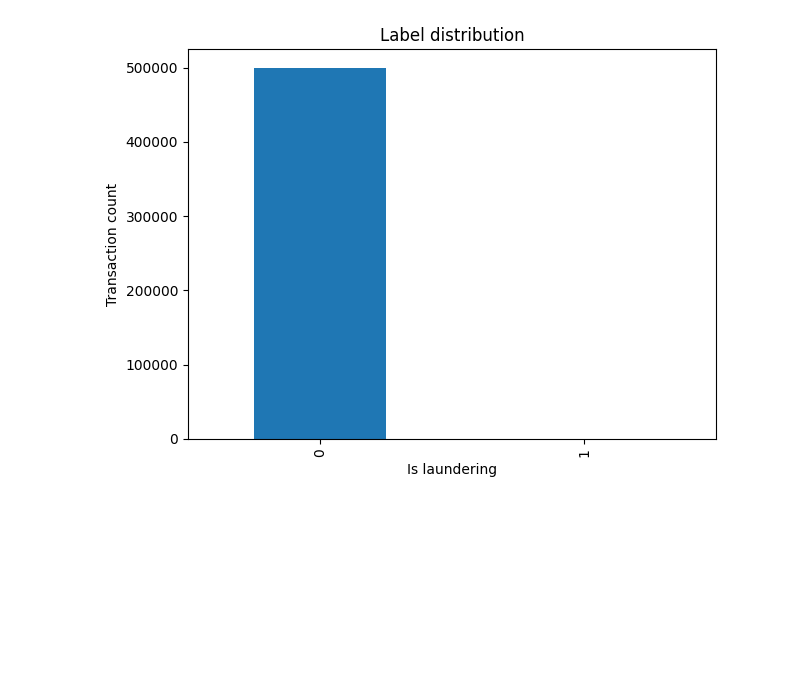
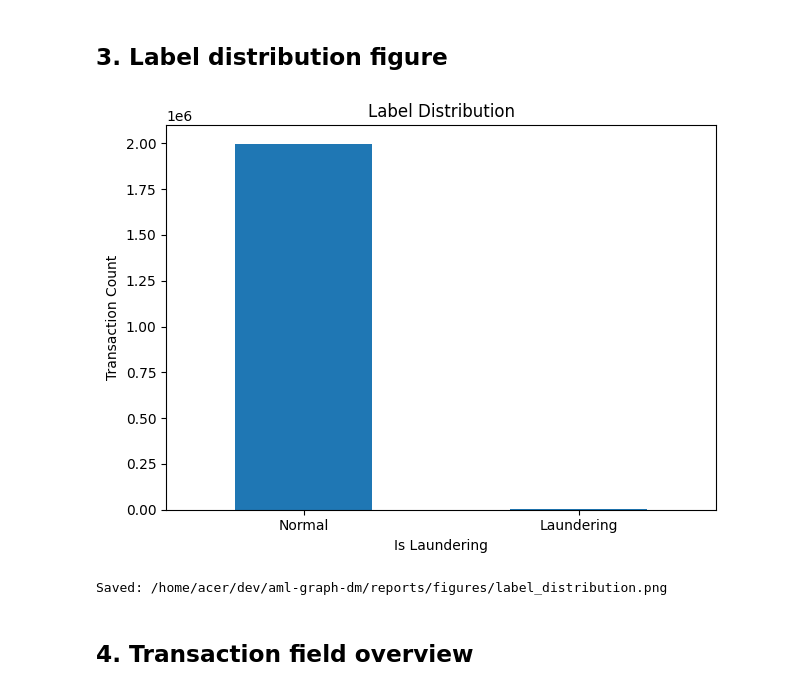
Before and after one commit to savitar393/aml-graph-dm, a Jupyter notebook: notebooks/01_data_understanding.ipynb, the cells around one changed output. Saved outputs shown, nothing was run; the diff lists cells and outputs as text; code cells hidden in the pictures; blank space fills up the shorter version.

```diff
--- a/notebooks/01_data_understanding.ipynb
+++ b/notebooks/01_data_understanding.ipynb
@@ -59,0 +47,14 @@ Name: proportion, dtype: float64
+# %%
+DATASET_NAME = "HI-Small"
+RAW_PATH = RAW_DIR / f"{DATASET_NAME}_Trans.csv"
+NROWS = 2_000_000
+
+if not RAW_PATH.exists():
+    raise FileNotFoundError(
+        f"Raw dataset not found: {RAW_PATH}\n"
+        "Put HI-Small_Trans.csv inside data/raw/ before running this notebook."
+    )
+
+df = load_transactions(RAW_PATH, nrows=NROWS)
+display(df.head())
+print("Loaded shape:", df.shape)
@@ -60,12 +119,22 @@ Name: proportion, dtype: float64
+# %% [markdown]
+## 3. Label distribution figure
 # %%
-# Label imbalance figure
-ax = df["is_laundering"].value_counts().sort_index().plot(kind="bar")
-ax.set_title("Label distribution")
-ax.set_xlabel("Is laundering")
-ax.set_ylabel("Transaction count")
+label_plot = df["is_laundering"].value_counts().sort_index()
+ax = label_plot.plot(kind="bar")
+ax.set_title("Label Distribution")
+ax.set_xlabel("Is Laundering")
+ax.set_ylabel("Transaction Count")
+ax.set_xticklabels(["Normal", "Laundering"], rotation=0)
 plt.tight_layout()
-plt.savefig("../reports/figures/label_distribution.png", dpi=150)
+
+out_path = FIGURES_DIR / "label_distribution.png"
+plt.savefig(out_path, dpi=150)
 plt.show()
+
+print("Saved:", out_path)
 # %% [output]
-[figure, old version]
+[figure, new version]
+Saved: /home/acer/dev/aml-graph-dm/reports/figures/label_distribution.png
+# %% [markdown]
+## 4. Transaction field overview
 # %%
```
Also changed, not shown: parts of 18 cells of this notebook, 7 other files.
